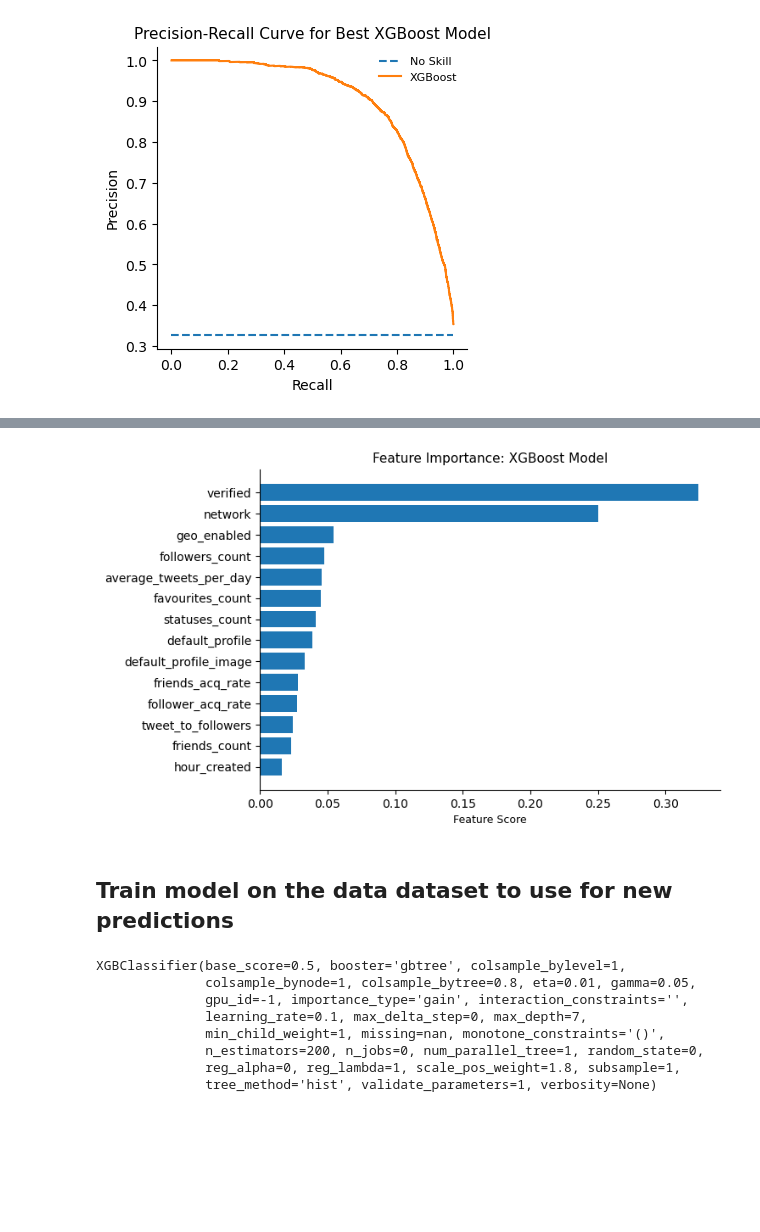
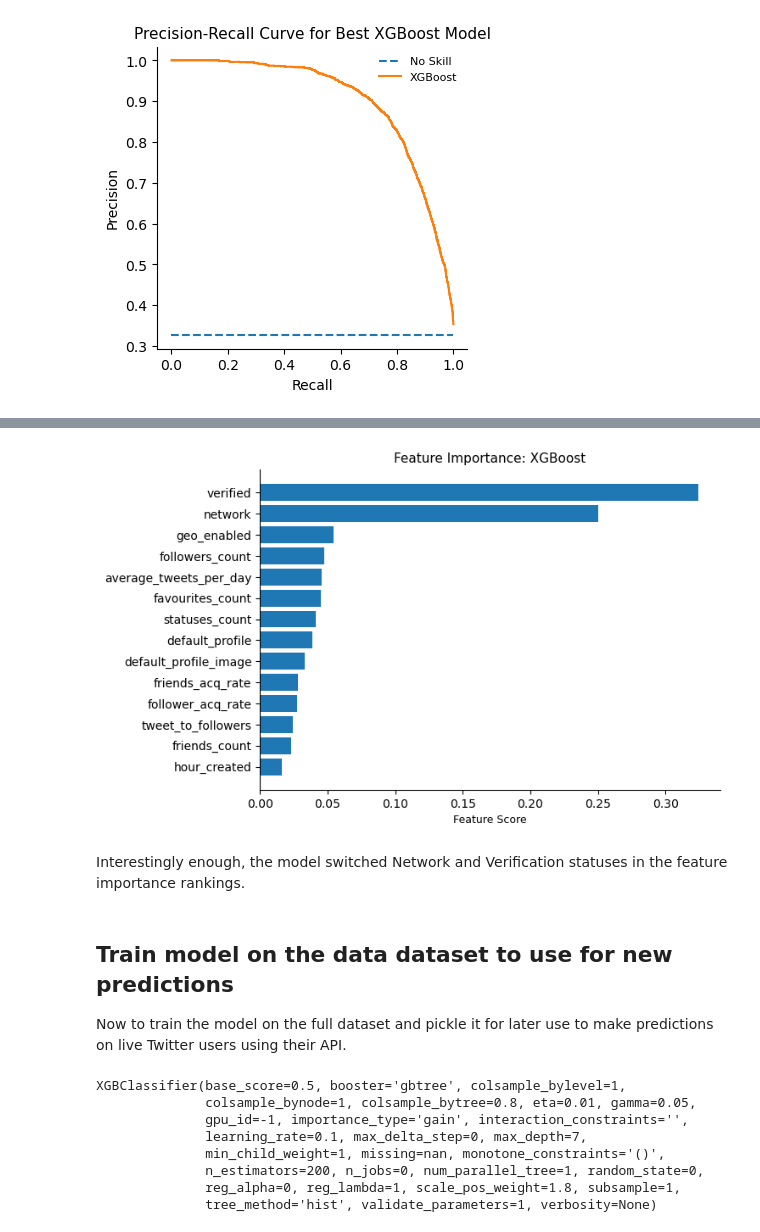
Before and after one commit to scrapfishies/twitter-bot-detection, a Jupyter notebook: modeling.ipynb, the cells around one changed output, grey strips where cells are left out. Saved outputs shown, nothing was run; the diff lists cells and outputs as text; code cells hidden in the pictures; blank space fills up the shorter version.

```diff
--- a/modeling.ipynb
+++ b/modeling.ipynb
@@ -606,9 +665,13 @@ Rcall score: 0.8091
 # %%
-plot_feature_importance(best_model, features)
+plot_feature_importance(best_model, features, model_alias='XGBoost')
 # %% [output]
-[figure, old version]
+[figure, new version]
+# %% [markdown]
+Interestingly enough, the model switched Network and Verification statuses in the feature importance rankings.
 # %% [markdown]
 ## Train model on the data dataset to use for new predictions
+
+Now to train the model on the full dataset and pickle it for later use to make predictions on live Twitter users using their API.
 # %%
 features = ['verified',
             'hour_created',
```
Also changed, not shown: parts of 42 cells of this notebook, 1 other file.
